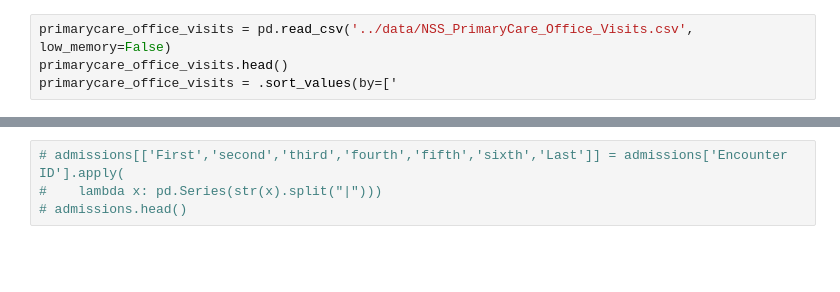
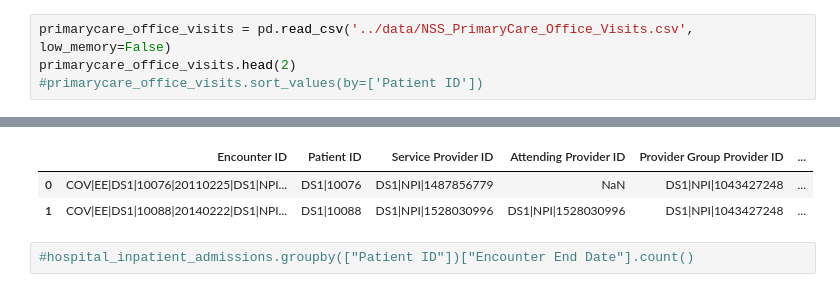
Before and after one commit to tipearso/hospital-readmissions, a Jupyter notebook: Notebook/Ursa Health Readmissions.ipynb, the cells around one changed output, grey strips where cells are left out. Drawn from its saved outputs; the diff is of its cells as text; blank space fills up the shorter version.

```diff
--- a/Notebook/Ursa Health Readmissions.ipynb
+++ b/Notebook/Ursa Health Readmissions.ipynb
@@ -32,5 +32,5 @@ hospital_inpatient_admissions.sort_values(by=['Patient ID'])
 # %%
 primarycare_office_visits = pd.read_csv('../data/NSS_PrimaryCare_Office_Visits.csv', low_memory=False)
-primarycare_office_visits.head()
-primarycare_office_visits = .sort_values(by=['
+primarycare_office_visits.head(2)
+#primarycare_office_visits.sort_values(by=['Patient ID'])
 # %% [output]
@@ -38,4 +37,5 @@ SyntaxError: invalid syntax (<ipython-input-4-735dff4fd62a>, line 3)
+|  | Encounter ID | Patient ID | Service Provider ID | Attending Provider ID | Provider Group Provider ID | ... |
+| 0 | COV|EE|DS1|10076|20110225|DS1|NPI... | DS1|10076 | DS1|NPI|1487856779 | NaN | DS1|NPI|1043427248 | ... |
+| 1 | COV|EE|DS1|10088|20140222|DS1|NPI... | DS1|10088 | DS1|NPI|1528030996 | DS1|NPI|1528030996 | DS1|NPI|1043427248 | ... |
-# %%
-# admissions[['First','second','third','fourth','fifth','sixth','Last']] = admissions['Encounter ID'].apply(
-#    lambda x: pd.Series(str(x).split("|")))
-# admissions.head()
+# %%
+#hospital_inpatient_admissions.groupby(["Patient ID"])["Encounter End Date"].count()
```
Also changed, not shown: parts of 23 cells of this notebook.
